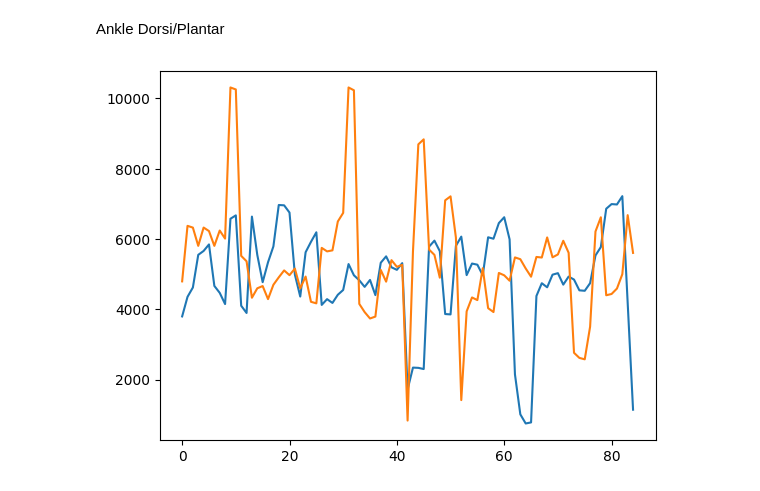
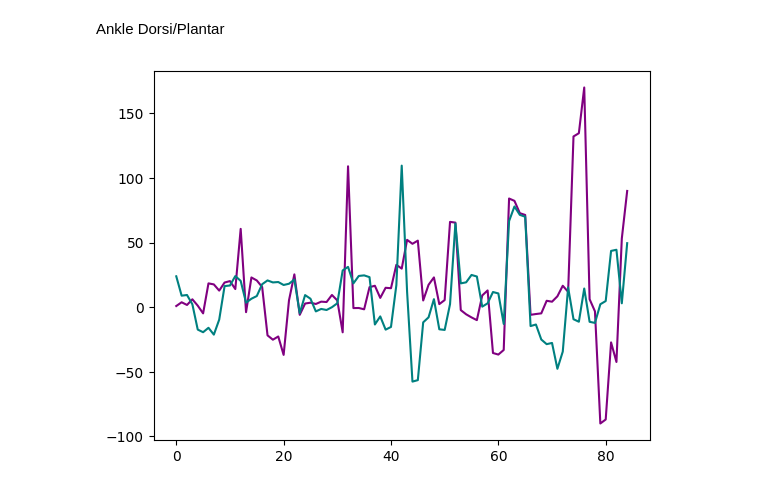
Before and after one commit to justy93/PoseEstimation, a Jupyter notebook: experiments_cotrackerV2.ipynb, the cells around one changed output. Drawn from its saved outputs; the diff is of its cells as text; code cells hidden in the pictures.

```diff
--- a/experiments_cotrackerV2.ipynb
+++ b/experiments_cotrackerV2.ipynb
@@ -511,6 +730,26 @@ Pelvis and lower limb kinematics experimnets
 import math
 import matplotlib.pyplot as plt
 import numpy as np
+
+def getSignedAngle(x, y, z):
+    a = np.array([x[0],x[1]])
+    b = np.array([y[0],y[1]])
+    c = np.array([z[0],z[1]])
+
+    ba = a - b
+    bc = c - b
+
+    cosine_angle = np.dot(ba, bc) / (np.linalg.norm(ba) * np.linalg.norm(bc))
+    angle = np.degrees(np.arccos(cosine_angle))
+
+    # Compute the 2D cross product (scalar value)
+    cross_product = ba[0] * bc[1] - ba[1] * bc[0]
+
+    # Determine the sign of the angle based on the cross product value
+    if cross_product < 0:
+        angle = -angle
+
+    return angle
 
 def getAngle(x, y, z):
     a = np.array([x[0],x[1]])
@@ -522,4 +761,5 @@ def getAngle(x, y, z):
 
     cosine_angle = np.dot(ba, bc) / (np.linalg.norm(ba) * np.linalg.norm(bc))
     angle = np.degrees(np.arccos(cosine_angle))
+
     return angle
@@ -663,9 +877,9 @@ ypoints1 = []
 xpoints2 = []
 ypoints2 = []
 
-for pose_id in df_test.index:
-    gt = np.array(test['kpts_cotracker3'][pose_id].split(',')).astype(np.float32)
-    frame = test['image_id'][pose_id] % 100
+for pose_id in df_video.index:
+    gt = np.array(df_video['kpts_cotracker'][pose_id].split(',')).astype(np.float32)
+    frame = df_video['image_id'][pose_id] % 1000
 
     heel = get_keypoint(gt,"right_heel")
     ankle = get_keypoint(gt,"right_ankle")
@@ -680,40 +894,39 @@ for pose_id in df_test.index:
             toe = bigtoe
         else:
             toe = (np.array(smalltoe)+np.array(bigtoe))/2
 
-        angle = getAngle(heel, ankle, toe)
+        # heel = [ankle[0], toe[1]]
+        angle = 90 - getSignedAngle(toe, ankle, heel)
 
         xpoints1.append(frame)
-        ypoints1.append(np.degrees(angle))
+        ypoints1.append(angle)
 
     heel = get_keypoint(gt,"left_heel")
     ankle = get_keypoint(gt,"left_ankle")
     bigtoe = get_keypoint(gt,"left_big_toe")
     smalltoe = get_keypoint(gt,"left_small_toe")
 
     if heel[2] != 0 and ankle[2] != 0 and (bigtoe[2] != 0 or smalltoe[2] != 0):
         if bigtoe[2] == 0:
             toe = smalltoe
         elif smalltoe[2] == 0:
             toe = bigtoe
         else:
             toe = (np.array(smalltoe)+np.array(bigtoe))/2
 
-        angle = getAngle(heel, ankle, toe)
+        # heel = [ankle[0], toe[1]]
+        angle = 90 - getSignedAngle(toe, ankle, heel)
 
         xpoints2.append(frame)
-        ypoints2.append(np.degrees(angle))
-
-import matplotlib.pyplot as plt
-import numpy as np
+        ypoints2.append(angle)
 
 xpoints1 = np.array(xpoints1)
 ypoints1 = np.array(ypoints1)
 xpoints2 = np.array(xpoints2)
 ypoints2 = np.array(ypoints2)
 
-plt.plot(xpoints1, ypoints1, label = "line 1")
-plt.plot(xpoints2, ypoints2, label = "line 2")
+plt.plot(xpoints1, ypoints1, label = "line 1", color= "purple")
+plt.plot(xpoints2, ypoints2, label = "line 2", color= "teal")
 plt.show()
 # %% [output]
-[figure, old version]
+[figure, new version]
```
Also changed, not shown: parts of 23 cells of this notebook, 2 other files.
